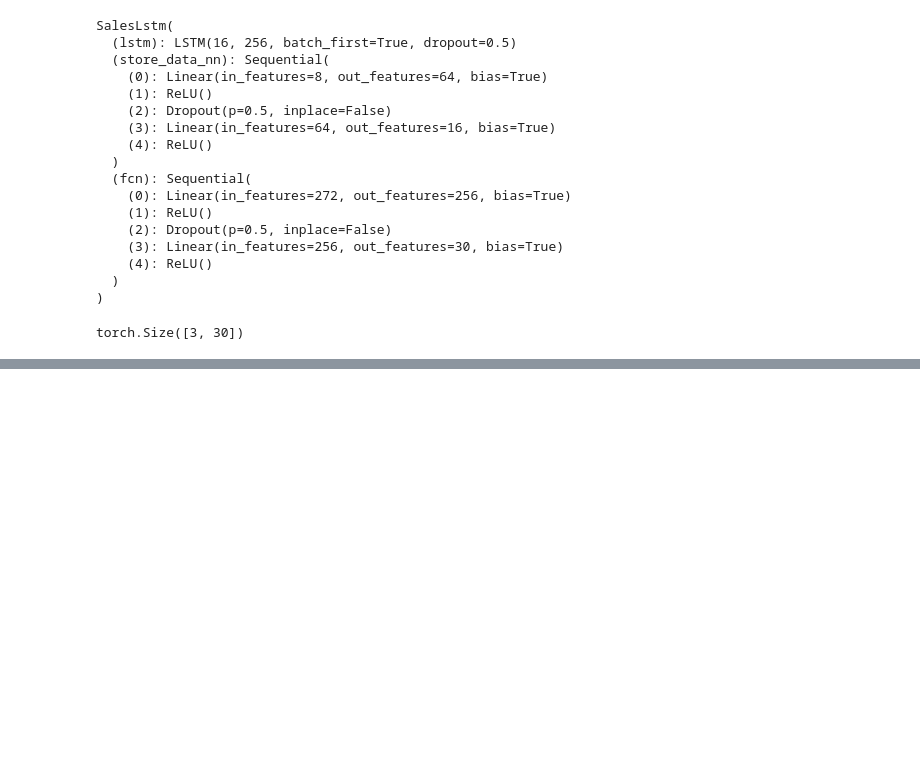
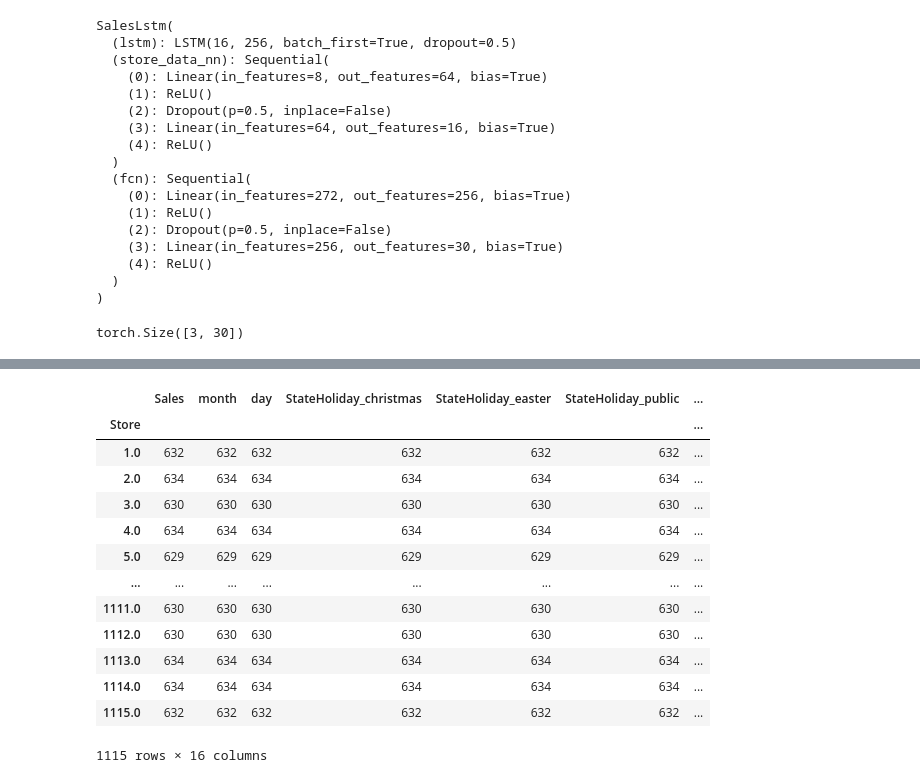
Before and after one commit to ahmedbadr97/Rossmann-Store-Sales, a Jupyter notebook: notebooks/Lstm_model_train.ipynb, the cells around one changed output, grey strips where cells are left out. Cells and saved outputs as stored; diff of their text form; code cells hidden in the pictures; blank space fills up the shorter version.

```diff
--- a/notebooks/Lstm_model_train.ipynb
+++ b/notebooks/Lstm_model_train.ipynb
@@ -272 +272,18 @@ Testing before training
 KeyboardInterrupt:
+# %%
+lstm_sales_train.groupby(by="Store").count()
+# %% [output]
+|  | Sales | month | day | StateHoliday_christmas | StateHoliday_easter | StateHoliday_public | ... |
+| Store |  |  |  |  |  |  | ... |
+| 1.0 | 632 | 632 | 632 | 632 | 632 | 632 | ... |
+| 2.0 | 634 | 634 | 634 | 634 | 634 | 634 | ... |
+| 3.0 | 630 | 630 | 630 | 630 | 630 | 630 | ... |
+| 4.0 | 634 | 634 | 634 | 634 | 634 | 634 | ... |
+| 5.0 | 629 | 629 | 629 | 629 | 629 | 629 | ... |
+| ... | ... | ... | ... | ... | ... | ... | ... |
+| 1111.0 | 630 | 630 | 630 | 630 | 630 | 630 | ... |
+| 1112.0 | 630 | 630 | 630 | 630 | 630 | 630 | ... |
+| 1113.0 | 634 | 634 | 634 | 634 | 634 | 634 | ... |
+| 1114.0 | 634 | 634 | 634 | 634 | 634 | 634 | ... |
+| 1115.0 | 632 | 632 | 632 | 632 | 632 | 632 | ... |
+1115 rows × 16 columns
```
Also changed, not shown: parts of 2 cells of this notebook, 3 other files.
